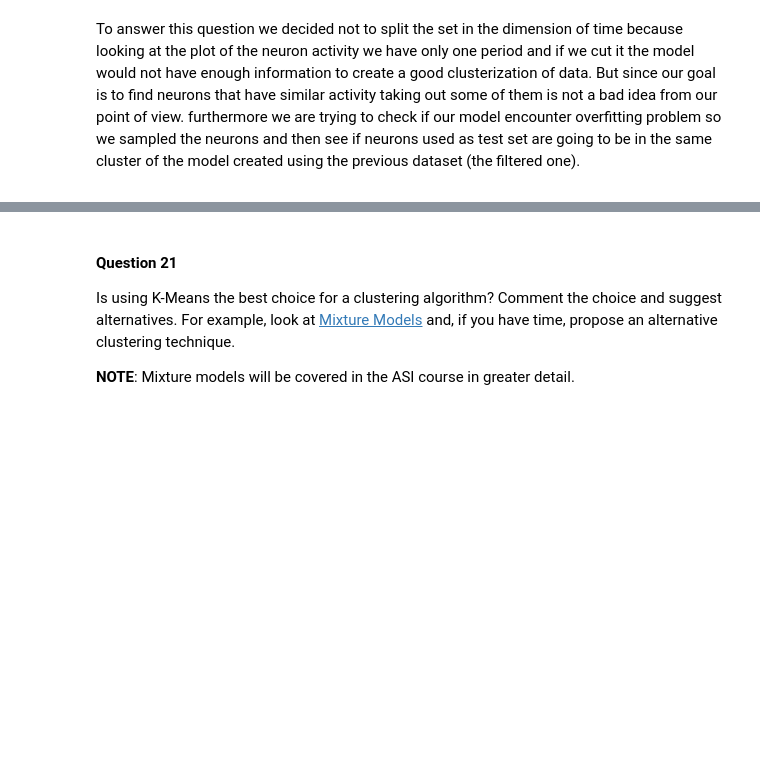
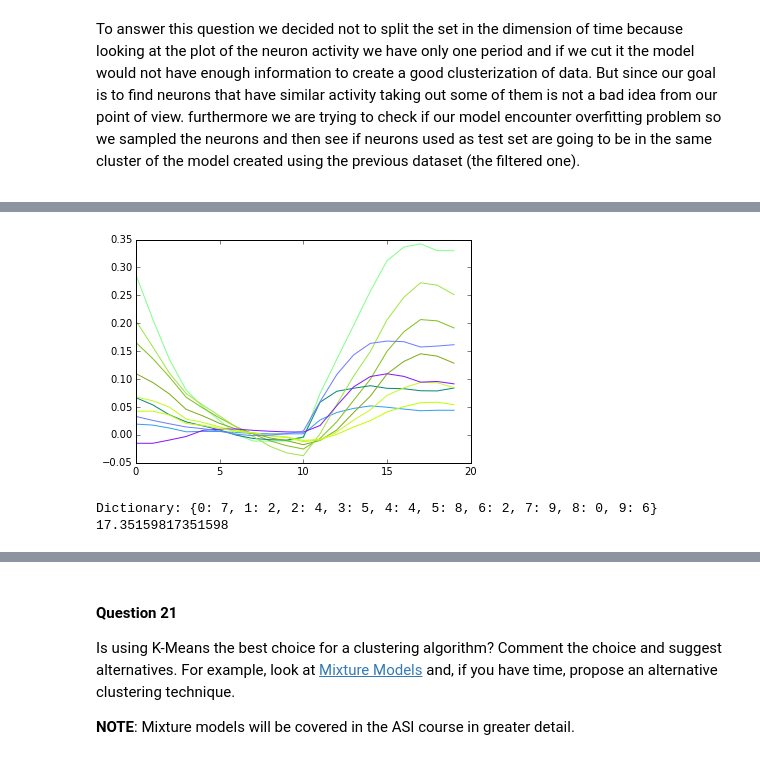
Before and after one commit to and29/Algorithmic-Machine-Learning, a Jupyter notebook: Notebooks/Solutions/[Lecture 12+13] Analyzing Neuroimaging Data with PySpark and Thunder/[Lecture 12+13] Analyzing Neuroimaging Data with PySpark and Thunder.ipynb, the cells around one changed output, grey strips where cells are left out. Saved outputs shown, nothing was run; the diff lists cells and outputs as text; code cells hidden in the pictures; blank space fills up the shorter version.

```diff
--- a/Notebooks/Solutions/[Lecture 12+13] Analyzing Neuroimaging Data with PySpark and Thunder/[Lecture 12+13] Analyzing Neuroimaging Data with PySpark and Thunder.ipynb
+++ b/Notebooks/Solutions/[Lecture 12+13] Analyzing Neuroimaging Data with PySpark and Thunder/[Lecture 12+13] Analyzing Neuroimaging Data with PySpark and Thunder.ipynb
@@ -1032,9 +1099,10 @@ Py4JJavaError: An error occurred while calling o737.trainKMeansModel.
 # %%
-best_trainModel = train_models[3]
+best_training_models = training_models[1]
 
-newClrs = optimize_color(best_trainModel.centers)
+newClrs = optimize_color(best_training_models.centers)
 plt.gca().set_color_cycle(newClrs.colors)
-plt.plot(np.array(best_trainModel.centers).T);
+plt.plot(np.array(best_training_models.centers).T);
 
-train_labels = best_trainModel.predict(train_filtered_rdd).collect()
-draw_filtered_labels(train_labels)
+training_labels = best_training_models.predict(training_set).collect()
+# %% [output]
+[figure, added]
@@ -1053,0 +1131,8 @@ compare_model(test_data, bestModel, best_trainModel)
+# %%
+dictionary = create_models_dictionary(training_set, best_training_models, bestModel)
+print("Dictionary:", dictionary)
+wrong_perc = test_model(test_set, bestModel, best_training_models, dictionary)
+print(wrong_perc)
+# %% [output]
+Dictionary: {0: 7, 1: 2, 2: 4, 3: 5, 4: 4, 5: 8, 6: 2, 7: 9, 8: 0, 9: 6}
+17.35159817351598
```
Also changed, not shown: parts of 37 cells of this notebook, 39 other files.
